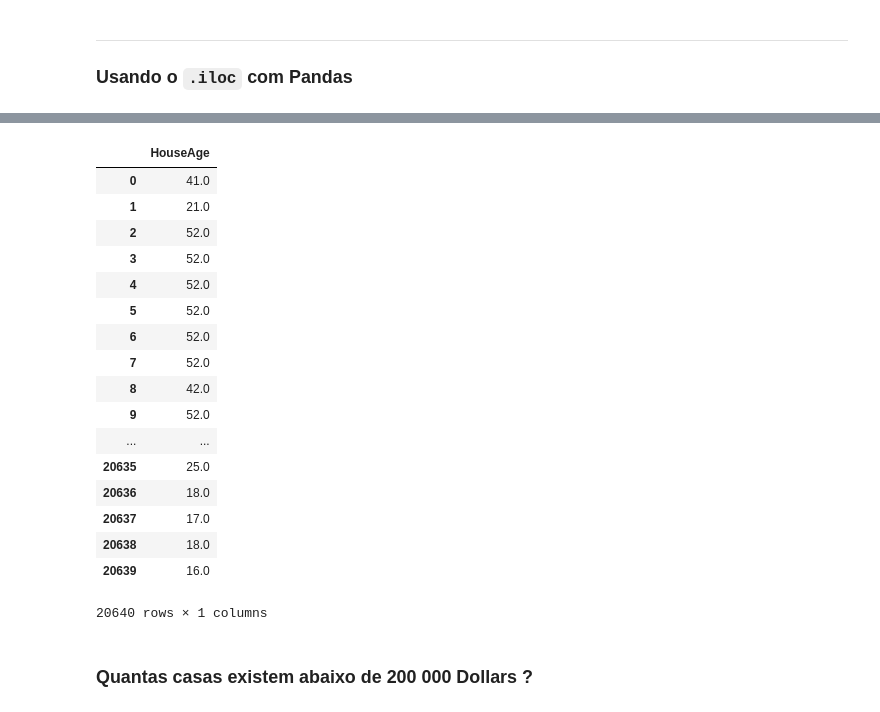
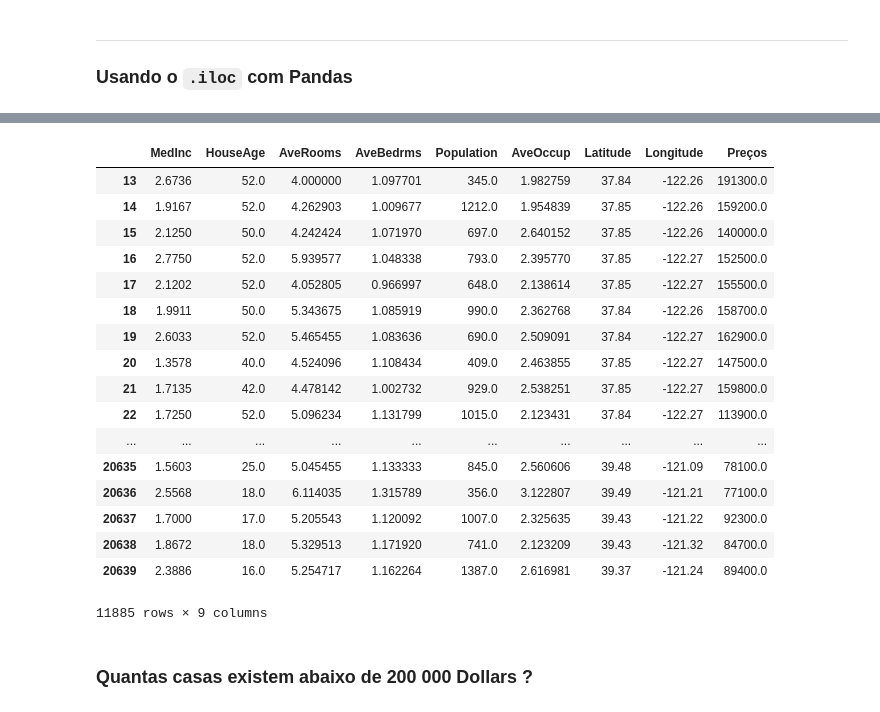
Before and after one commit to nunobbras/SAD, a Jupyter notebook: Aula_4-parte2.ipynb, the cells around one changed output, grey strips where cells are left out. Drawn from its saved outputs; the diff is of its cells as text; code cells hidden in the pictures.

```diff
--- a/Aula_4-parte2.ipynb
+++ b/Aula_4-parte2.ipynb
@@ -199,7 +198,7 @@ SHAPE: (20640, 1)
 # %%
 # Vamos concatenar as features e os targets
 
-new_data =np.concatenate((data.data, data.target.reshape(-1,1)), axis=1)
+new_data =np.concatenate((data.data, data.target.reshape(-1,1)*100000), axis=1)
 
 print("OLD SHAPE:",  data.data.shape, "NEW SHAPE", new_data.shape)
 
@@ -296,29 +331,29 @@ B[:3]
 # %%
 # Outra forma, mais python
 
-indexes = [i for i,j in enumerate(dframe["Preços"]) if j<20]
-
-small_price_data = dframe.iloc[indexes, 1:2]
+indexes = [i for i,j in enumerate(dframe["Preços"]) if j<200000]
+#print(indexes)
+small_price_data = dframe.iloc[indexes, :]
 small_price_data
 # %% [output]
-|  | HouseAge |
-| 0 | 41.0 |
-| 1 | 21.0 |
-| 2 | 52.0 |
-| 3 | 52.0 |
-| 4 | 52.0 |
-| 5 | 52.0 |
-| 6 | 52.0 |
-| 7 | 52.0 |
-| 8 | 42.0 |
-| 9 | 52.0 |
-| ... | ... |
-| 20635 | 25.0 |
-| 20636 | 18.0 |
-| 20637 | 17.0 |
-| 20638 | 18.0 |
-| 20639 | 16.0 |
+|  | MedInc | HouseAge | AveRooms | AveBedrms | Population | AveOccup | Latitude | Longitude | Preços |
+| 13 | 2.6736 | 52.0 | 4.000000 | 1.097701 | 345.0 | 1.982759 | 37.84 | -122.26 | 191300.0 |
+| 14 | 1.9167 | 52.0 | 4.262903 | 1.009677 | 1212.0 | 1.954839 | 37.85 | -122.26 | 159200.0 |
+| 15 | 2.1250 | 50.0 | 4.242424 | 1.071970 | 697.0 | 2.640152 | 37.85 | -122.26 | 140000.0 |
+| 16 | 2.7750 | 52.0 | 5.939577 | 1.048338 | 793.0 | 2.395770 | 37.85 | -122.27 | 152500.0 |
+| 17 | 2.1202 | 52.0 | 4.052805 | 0.966997 | 648.0 | 2.138614 | 37.85 | -122.27 | 155500.0 |
+| 18 | 1.9911 | 50.0 | 5.343675 | 1.085919 | 990.0 | 2.362768 | 37.84 | -122.26 | 158700.0 |
+| 19 | 2.6033 | 52.0 | 5.465455 | 1.083636 | 690.0 | 2.509091 | 37.84 | -122.27 | 162900.0 |
+| 20 | 1.3578 | 40.0 | 4.524096 | 1.108434 | 409.0 | 2.463855 | 37.85 | -122.27 | 147500.0 |
+| 21 | 1.7135 | 42.0 | 4.478142 | 1.002732 | 929.0 | 2.538251 | 37.85 | -122.27 | 159800.0 |
+| 22 | 1.7250 | 52.0 | 5.096234 | 1.131799 | 1015.0 | 2.123431 | 37.84 | -122.27 | 113900.0 |
+| ... | ... | ... | ... | ... | ... | ... | ... | ... | ... |
+| 20635 | 1.5603 | 25.0 | 5.045455 | 1.133333 | 845.0 | 2.560606 | 39.48 | -121.09 | 78100.0 |
+| 20636 | 2.5568 | 18.0 | 6.114035 | 1.315789 | 356.0 | 3.122807 | 39.49 | -121.21 | 77100.0 |
+| 20637 | 1.7000 | 17.0 | 5.205543 | 1.120092 | 1007.0 | 2.325635 | 39.43 | -121.22 | 92300.0 |
+| 20638 | 1.8672 | 18.0 | 5.329513 | 1.171920 | 741.0 | 2.123209 | 39.43 | -121.32 | 84700.0 |
+| 20639 | 2.3886 | 16.0 | 5.254717 | 1.162264 | 1387.0 | 2.616981 | 39.37 | -121.24 | 89400.0 |
-20640 rows × 1 columns
+11885 rows × 9 columns
 # %% [markdown]
 ### Quantas casas existem abaixo de 200 000 Dollars ?
 # %%
```
Also changed, not shown: parts of 10 cells of this notebook, 3 other files.
